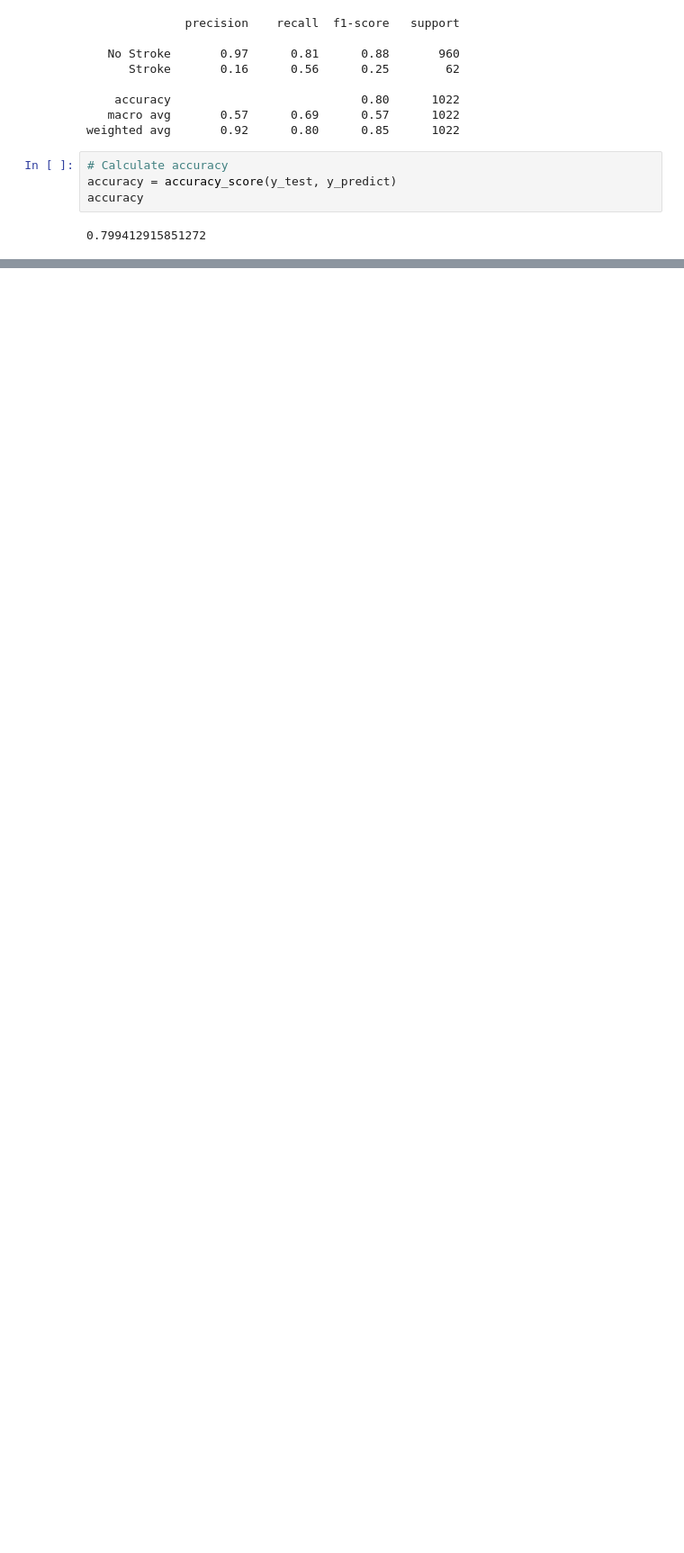
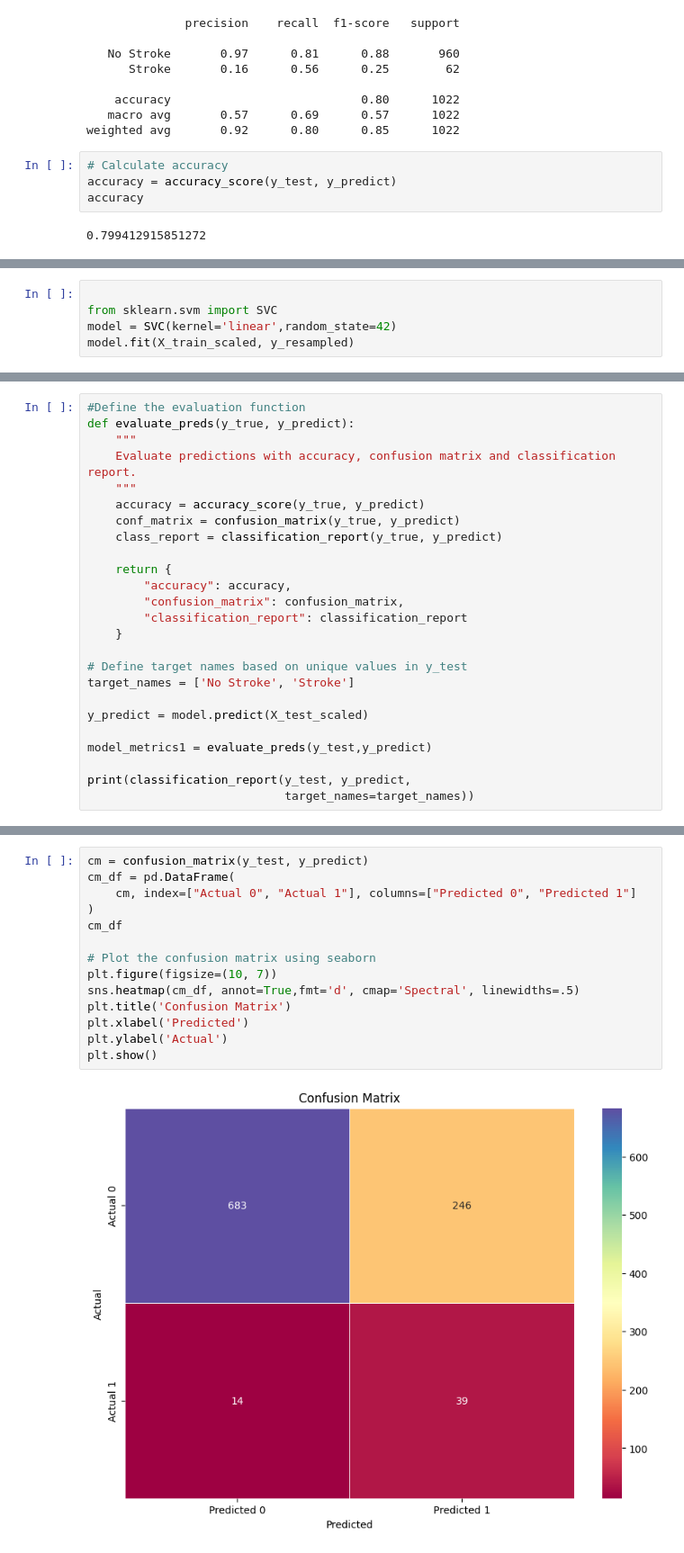
Before and after one commit to aparajita-code/Neuro_Ninjas, a Jupyter notebook: stroke_prediction_SVM.ipynb, the cells around one changed output, grey strips where cells are left out. Shown at 90% size. Cells and saved outputs as stored; diff of their text form; blank space fills up the shorter version.

```diff
--- a/stroke_prediction_SVM.ipynb
+++ b/stroke_prediction_SVM.ipynb
@@ -382,0 +433,5 @@ plt.show()
+# %%
+
+from sklearn.svm import SVC
+model = SVC(kernel='linear',random_state=42)
+model.fit(X_train_scaled, y_resampled)
@@ -382,0 +440,25 @@ plt.show()
+# %%
+#Define the evaluation function
+def evaluate_preds(y_true, y_predict):
+    """
+    Evaluate predictions with accuracy, confusion matrix and classification report.
+    """
+    accuracy = accuracy_score(y_true, y_predict)
+    conf_matrix = confusion_matrix(y_true, y_predict)
+    class_report = classification_report(y_true, y_predict)
+
+    return {
+        "accuracy": accuracy,
+        "confusion_matrix": confusion_matrix,
+        "classification_report": classification_report
+    }
+
+# Define target names based on unique values in y_test
+target_names = ['No Stroke', 'Stroke']
+
+y_predict = model.predict(X_test_scaled)
+
+model_metrics1 = evaluate_preds(y_test,y_predict)
+
+print(classification_report(y_test, y_predict,
+                            target_names=target_names))
@@ -382,0 +480,16 @@ plt.show()
+# %%
+cm = confusion_matrix(y_test, y_predict)
+cm_df = pd.DataFrame(
+    cm, index=["Actual 0", "Actual 1"], columns=["Predicted 0", "Predicted 1"]
+)
+cm_df
+
+# Plot the confusion matrix using seaborn
+plt.figure(figsize=(10, 7))
+sns.heatmap(cm_df, annot=True,fmt='d', cmap='Spectral', linewidths=.5)
+plt.title('Confusion Matrix')
+plt.xlabel('Predicted')
+plt.ylabel('Actual')
+plt.show()
+# %% [output]
+[figure, added]
```
Also changed, not shown: parts of 9 cells of this notebook, 4 other files.
